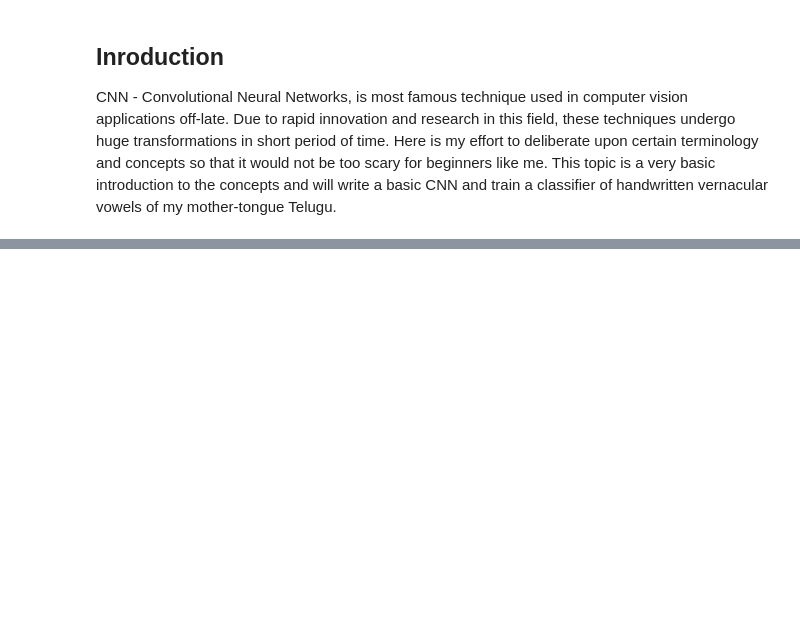
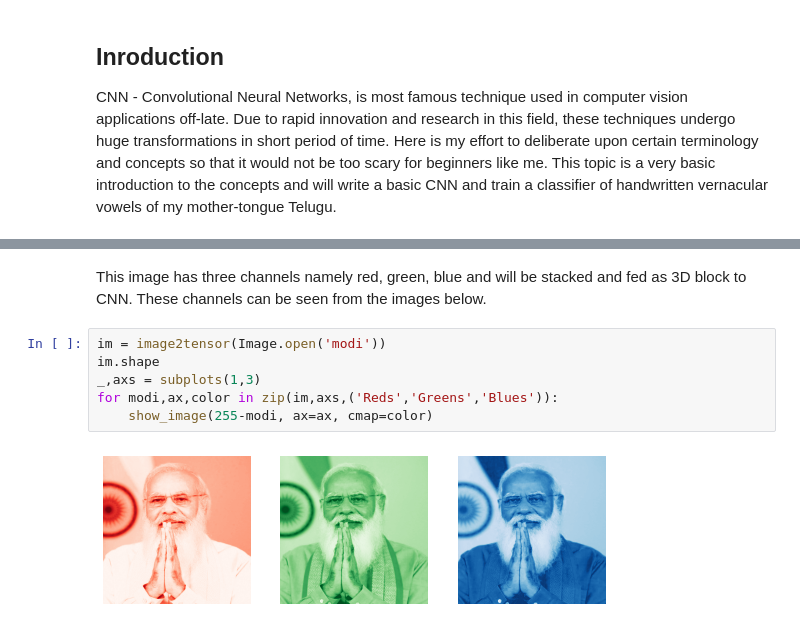
Before and after one commit to mldurga/easydl, a Jupyter notebook: _notebooks/2021-09-20-Fastbook-chapter13.ipynb, the cells around one changed output, grey strips where cells are left out. Cells and saved outputs as stored; diff of their text form; blank space fills up the shorter version.

```diff
--- a/_notebooks/2021-09-20-Fastbook-chapter13.ipynb
+++ b/_notebooks/2021-09-20-Fastbook-chapter13.ipynb
@@ -45,0 +61,10 @@ As shown in the above figure, Neural networks comprises number of layers and tha
+# %% [markdown]
+This image has three channels namely red, green, blue and will be stacked and fed as 3D block to CNN. These channels can be seen from the images below.
+# %%
+im = image2tensor(Image.open('modi'))
+im.shape
+_,axs = subplots(1,3)
+for modi,ax,color in zip(im,axs,('Reds','Greens','Blues')):
+    show_image(255-modi, ax=ax, cmap=color)
+# %% [output]
+[figure, added]
```
Also changed, not shown: parts of 7 cells of this notebook.
